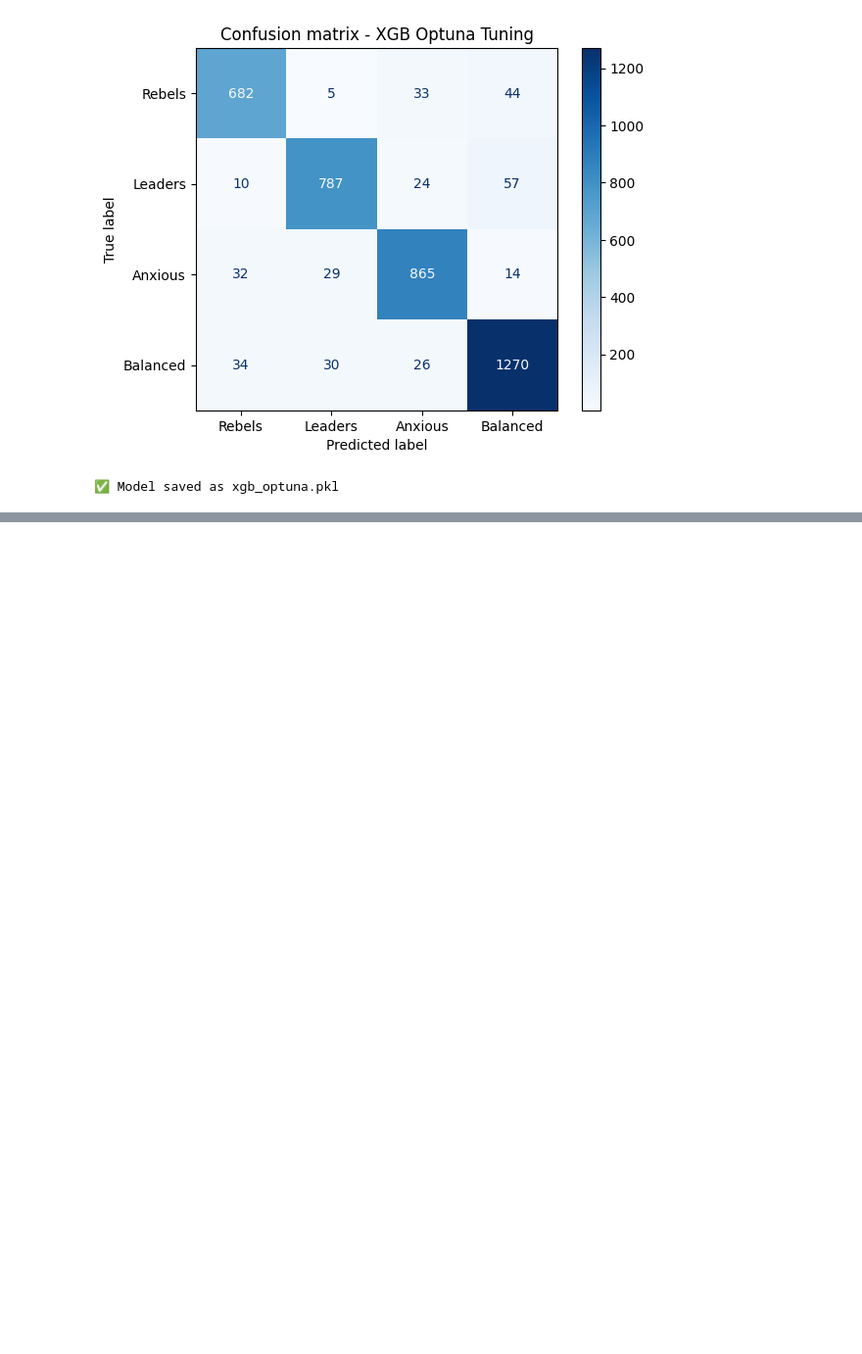
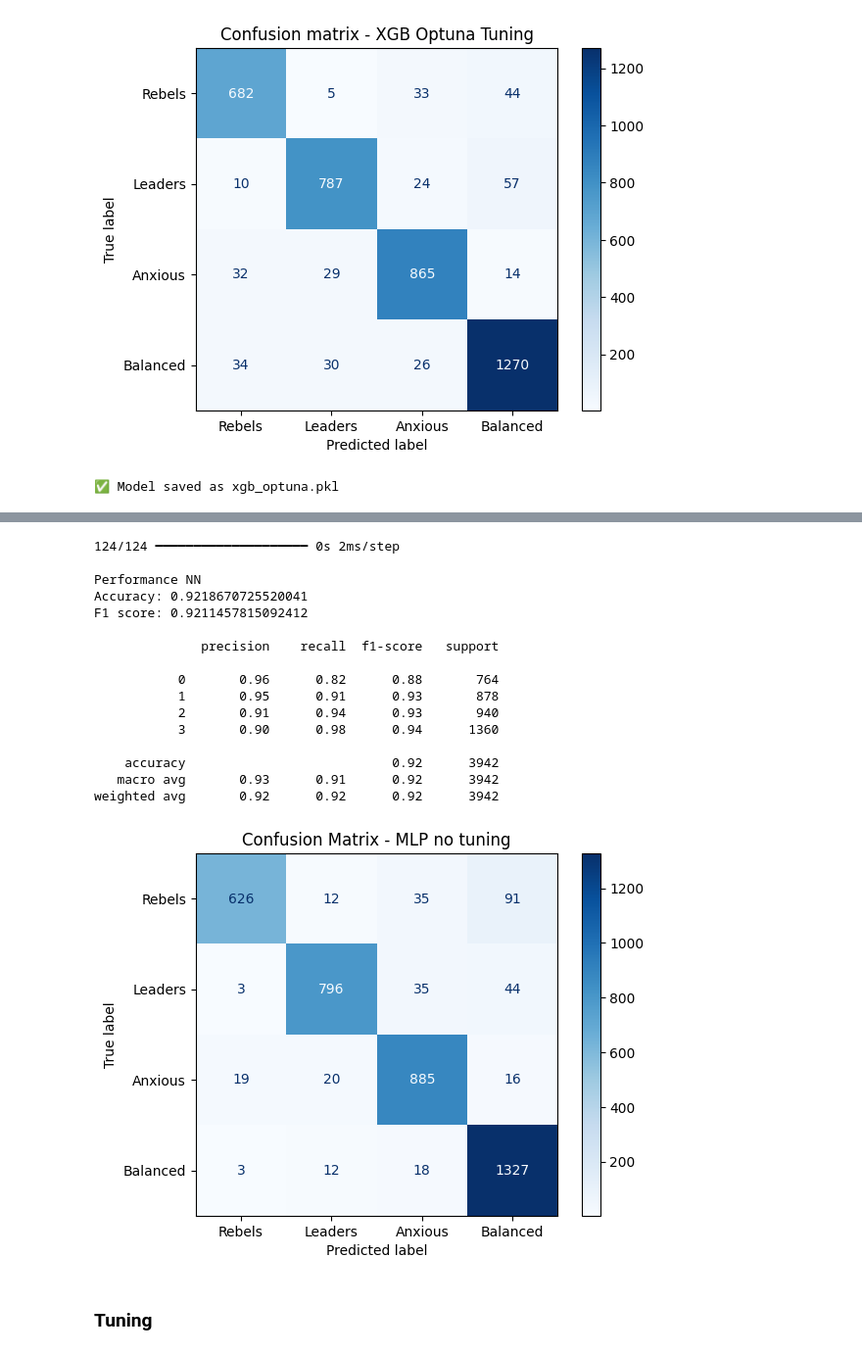
Before and after one commit to Knightmare2002/Big-Five-Test, a Jupyter notebook: main.ipynb, the cells around one changed output, grey strips where cells are left out. Shown at 98% size. Cells and saved outputs as stored; diff of their text form; code cells hidden in the pictures; blank space fills up the shorter version.

Commit message:
NN model. Best performer. Updated README

```diff
--- a/main.ipynb
+++ b/main.ipynb
@@ -666,0 +724,37 @@ weighted avg       0.91      0.91      0.91      3942
+# %%
+# === Evaluation ===
+y_pred_mlp_prob = mlp_model.predict(X_test)
+y_pred_mlp = np.argmax(y_pred_mlp_prob, axis = 1)
+
+print(f"\nPerformance NN")
+print(f"Accuracy: {accuracy_score(y_test, y_pred_mlp)}")
+print(f"F1 score: {f1_score(y_test, y_pred_mlp, average='weighted')}")
+print(f"\n{classification_report(y_test, y_pred_mlp)}")
+
+# === Confusion Matrix ===
+cm = confusion_matrix(y_test, y_pred_mlp)
+labels = [cluster_names[i] for i in sorted(cluster_names.keys())]
+disp = ConfusionMatrixDisplay(cm, display_labels=labels)
+disp.plot(cmap='Blues')
+plt.title("Confusion Matrix - MLP no tuning")
+plt.show()
+# %% [output]
+124/124 ━━━━━━━━━━━━━━━━━━━━ 0s 2ms/step
+
+Performance NN
+Accuracy: 0.9218670725520041
+F1 score: 0.9211457815092412
+
+              precision    recall  f1-score   support
+
+           0       0.96      0.82      0.88       764
+           1       0.95      0.91      0.93       878
+           2       0.91      0.94      0.93       940
+           3       0.90      0.98      0.94      1360
+
+    accuracy                           0.92      3942
+   macro avg       0.93      0.91      0.92      3942
+weighted avg       0.92      0.92      0.92      3942
+[figure, added]
+# %% [markdown]
+### Tuning
```
Also changed, not shown: parts of 11 cells of this notebook, 2 other files.
